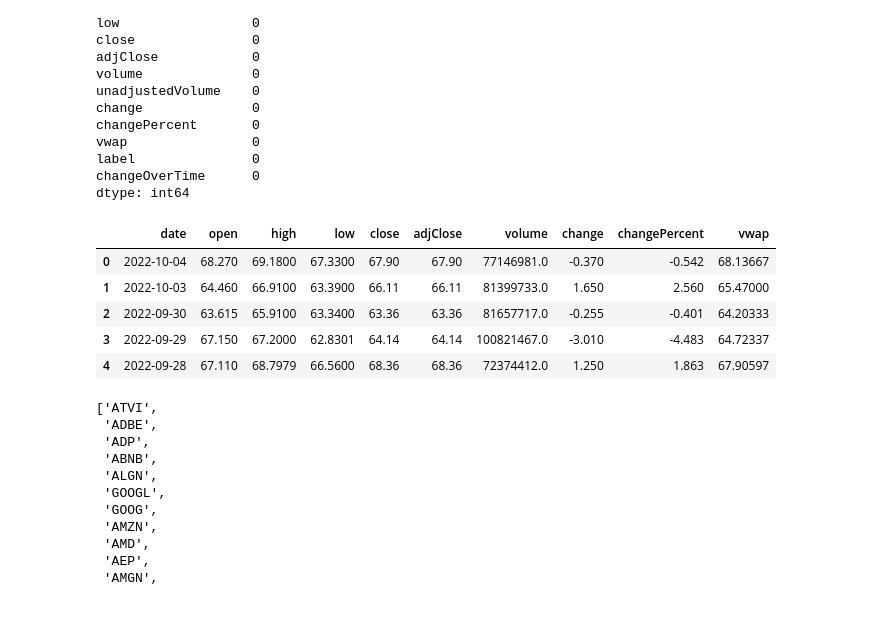
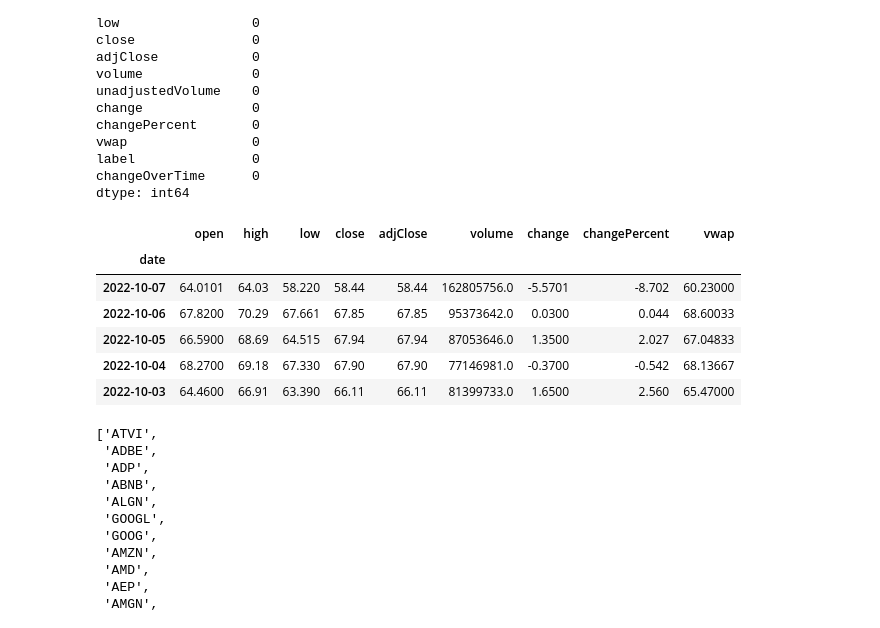
Before and after one commit to RAZMOKEUR/StockPricePrediction, a Jupyter notebook: nb/Data.ipynb, the cells around one changed output. Cells and saved outputs as stored; diff of their text form; code cells hidden in the pictures.

```diff
--- a/nb/Data.ipynb
+++ b/nb/Data.ipynb
@@ -43,6 +43,11 @@ class NASDAQ():
         response = request.json()
         return response
 
+    def getstockprice(stock):
+        request = requests.get(url="https://financialmodelingprep.com/api/v3/historical-price-full/{stock}?serietype=line&apikey={api_key}".format(api_key=NASDAQ.api_key,stock=stock))
+        response = request.json()
+        return response
+
 
 df = pd.DataFrame(NASDAQ.details)
 # %%
@@ -116,15 +131,23 @@ dtype: int64
 # %%
 # features selections
 
 stock.drop(['unadjustedVolume','label','changeOverTime'],axis=1,inplace=True)
+
+# set date to datetime format + set date as index
+
+stock["date"] = pd.to_datetime(stock["date"])
+
+stock.set_index('date',inplace=True)
+
 stock.head()
 # %% [output]
-|  | date | open | high | low | close | adjClose | volume | change | changePercent | vwap |
-| 0 | 2022-10-04 | 68.270 | 69.1800 | 67.3300 | 67.90 | 67.90 | 77146981.0 | -0.370 | -0.542 | 68.13667 |
-| 1 | 2022-10-03 | 64.460 | 66.9100 | 63.3900 | 66.11 | 66.11 | 81399733.0 | 1.650 | 2.560 | 65.47000 |
-| 2 | 2022-09-30 | 63.615 | 65.9100 | 63.3400 | 63.36 | 63.36 | 81657717.0 | -0.255 | -0.401 | 64.20333 |
-| 3 | 2022-09-29 | 67.150 | 67.2000 | 62.8301 | 64.14 | 64.14 | 100821467.0 | -3.010 | -4.483 | 64.72337 |
-| 4 | 2022-09-28 | 67.110 | 68.7979 | 66.5600 | 68.36 | 68.36 | 72374412.0 | 1.250 | 1.863 | 67.90597 |
+|  | open | high | low | close | adjClose | volume | change | changePercent | vwap |
+| date |  |  |  |  |  |  |  |  |  |
+| 2022-10-07 | 64.0101 | 64.03 | 58.220 | 58.44 | 58.44 | 162805756.0 | -5.5701 | -8.702 | 60.23000 |
+| 2022-10-06 | 67.8200 | 70.29 | 67.661 | 67.85 | 67.85 | 95373642.0 | 0.0300 | 0.044 | 68.60033 |
+| 2022-10-05 | 66.5900 | 68.69 | 64.515 | 67.94 | 67.94 | 87053646.0 | 1.3500 | 2.027 | 67.04833 |
+| 2022-10-04 | 68.2700 | 69.18 | 67.330 | 67.90 | 67.90 | 77146981.0 | -0.3700 | -0.542 | 68.13667 |
+| 2022-10-03 | 64.4600 | 66.91 | 63.390 | 66.11 | 66.11 | 81399733.0 | 1.6500 | 2.560 | 65.47000 |
 # %%
 NASDAQ.getstockList()
 # %% [output]
```
Also changed, not shown: parts of 11 cells of this notebook, 4 other files.
